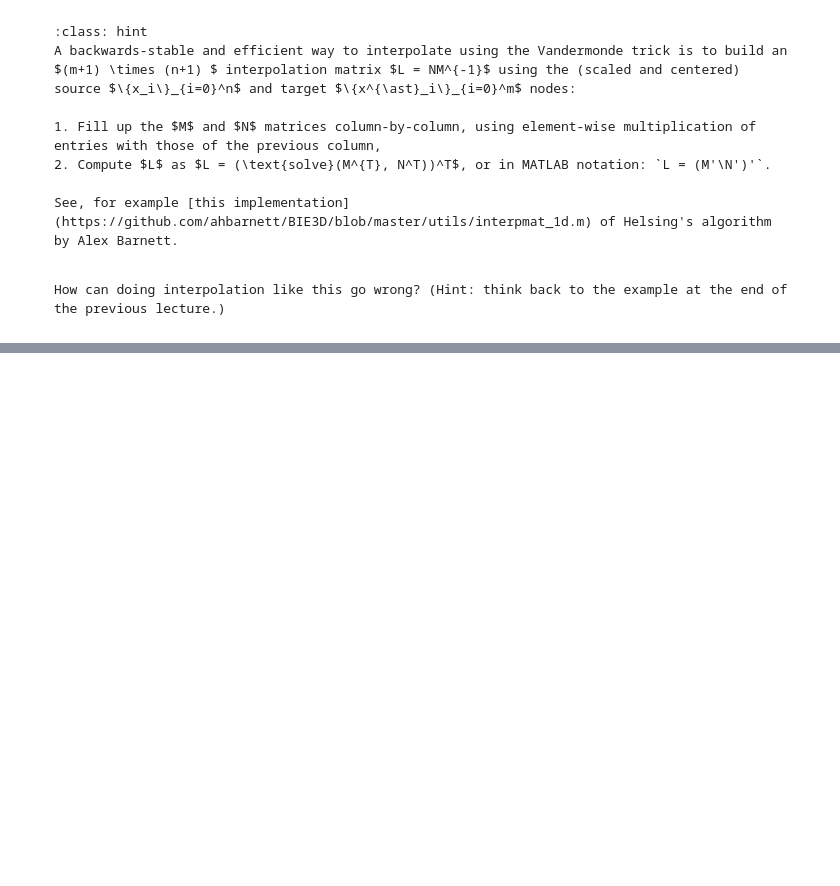
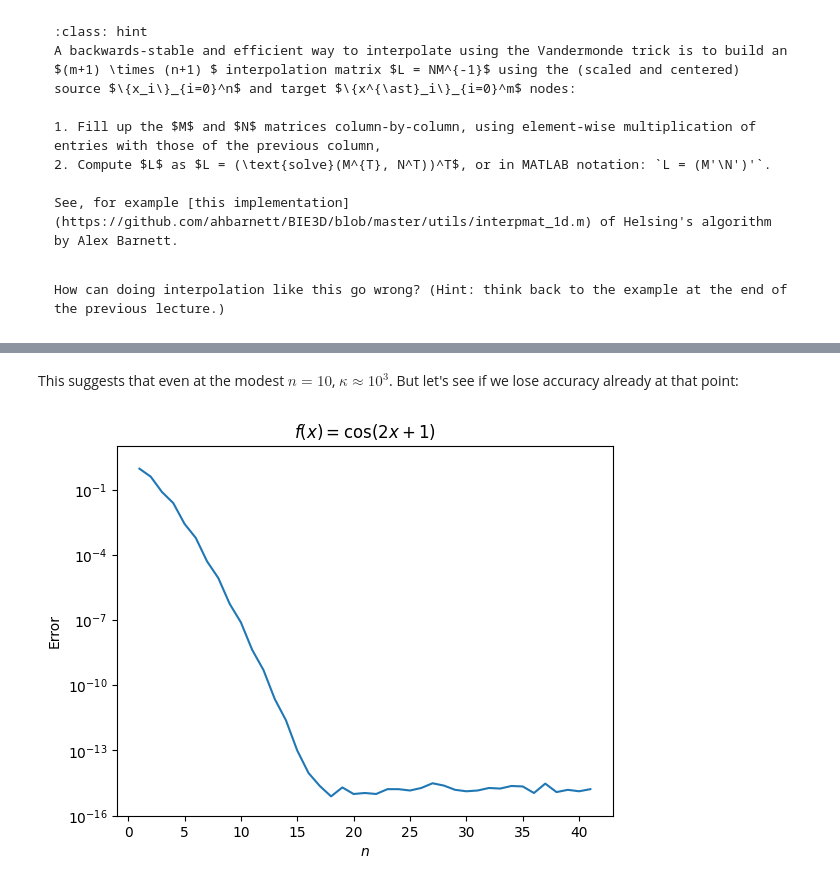
Before and after one commit to cu-comptools/fall2024, a Jupyter notebook: poly_interp.ipynb, the cells around one changed output, grey strips where cells are left out. Cells and saved outputs as stored; diff of their text form; code cells hidden in the pictures; blank space fills up the shorter version.

```diff
--- a/poly_interp.ipynb
+++ b/poly_interp.ipynb
@@ -53,0 +125,29 @@ How can doing interpolation like this go wrong? (Hint: think back to the example
+# %% [markdown]
+This suggests that even at the modest $n = 10$, $\kappa \approx 10^3$. But let's see if we lose accuracy already at that point:
+# %%
+def interpvdm(f, x, x_star):
+    """ Given a function f, collocation nodes x, and target nodes x_star,\
+    computes interpolation matrix using the monomial basis and returns\
+    f interpolated at x_star.
+    """
+    r = x.shape[0]
+    q = x_star.shape[0]
+    V = np.ones((r, r))
+    R = np.ones((q, r))
+    for j in range(1, r):
+        V[:, j] = V[:, j-1]*x
+        R[:, j] = R[:, j-1]*x_star
+    N = np.linalg.solve(V.T, R.T).T
+    f_star = np.dot(N, f(x))
+    return f_star
+
+f = lambda x: np.cos(2*x + 1)
+x_star = np.linspace(-1, 1, 100)
+err = np.array([np.max(np.abs(f(x_star) - interpvdm(f, chebx(m), x_star))) for m in n])
+
+plt.figure()
+plt.semilogy(n, err)
+plt.title("$f(x) = \cos(2x + 1)$");plt.xlabel("$n$");plt.ylabel("Error");plt.ylim((1e-16,10))
+plt.show()
+# %% [output]
+[figure, added]
```
Also changed, not shown: parts of 12 cells of this notebook.
